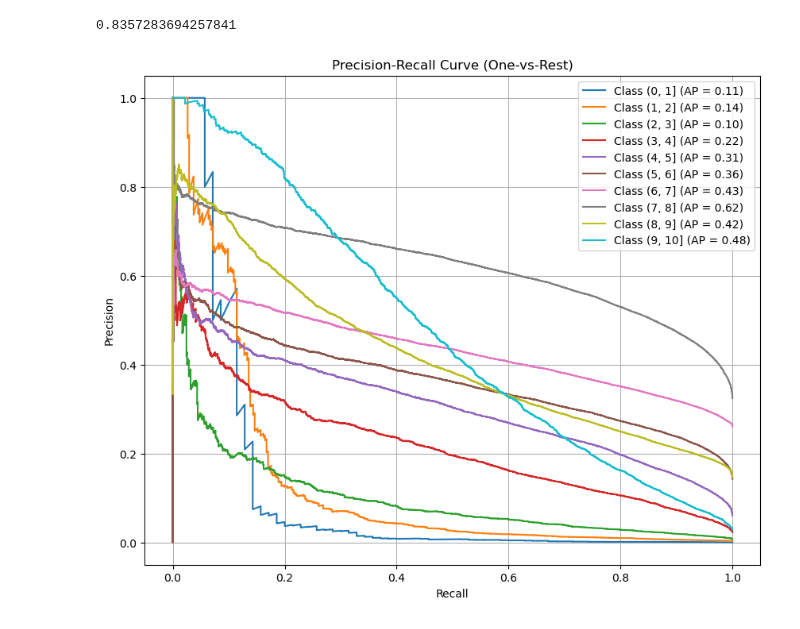
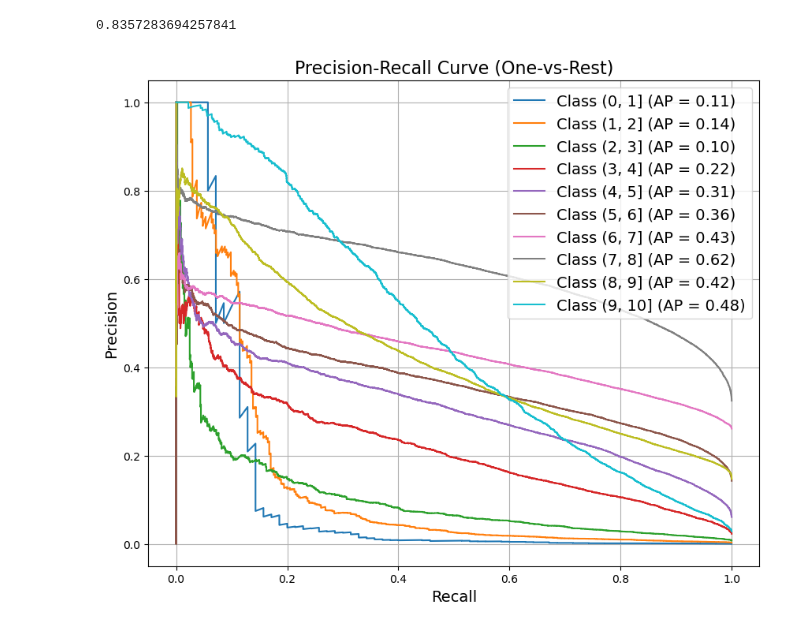
Before and after one commit to luigiascio/Data-Mining-2, a Jupyter notebook: gbm_rating.ipynb, the cells around one changed output. Saved outputs shown, nothing was run; the diff lists cells and outputs as text; code cells hidden in the pictures.

```diff
--- a/gbm_rating.ipynb
+++ b/gbm_rating.ipynb
@@ -261,22 +261,22 @@ roc_auc_score(y_test_binarized, y_pred_proba, multi_class="ovr", average="macro"
 # %%
 from sklearn.metrics import precision_recall_curve, average_precision_score
 
 plt.figure(figsize=(10, 8))
 
 for i, class_label in enumerate(classes):
     # Precision-Recall curve per la classe i
     precision, recall, _ = precision_recall_curve(y_test_binarized[:, i], y_pred_proba[:, i])
     ap = average_precision_score(y_test_binarized[:, i], y_pred_proba[:, i])
 
     # Traccia la curva Precision-Recall
     plt.plot(recall, precision, label=f"Class {class_label} (AP = {ap:.2f})")
 
 # Personalizza il grafico
-plt.xlabel("Recall")
-plt.ylabel("Precision")
-plt.title("Precision-Recall Curve (One-vs-Rest)")
-plt.legend(loc="best")
+plt.xlabel("Recall",fontsize=14)
+plt.ylabel("Precision",fontsize=14)
+plt.title("Precision-Recall Curve (One-vs-Rest)",fontsize=16)
+plt.legend(loc="best",fontsize=14)
 plt.grid()
 plt.show()
 # %% [output]
-[figure, old version]
+[figure, new version]
```
Also changed, not shown: parts of 1 cell of this notebook, 3 other files.
